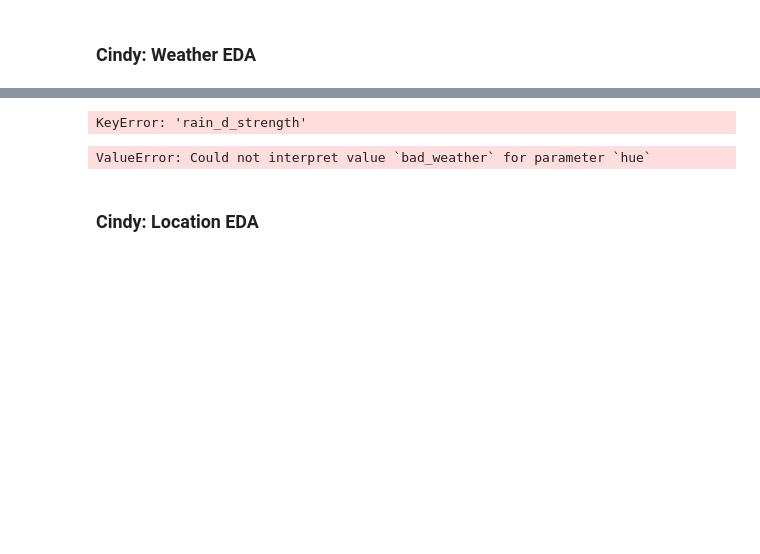
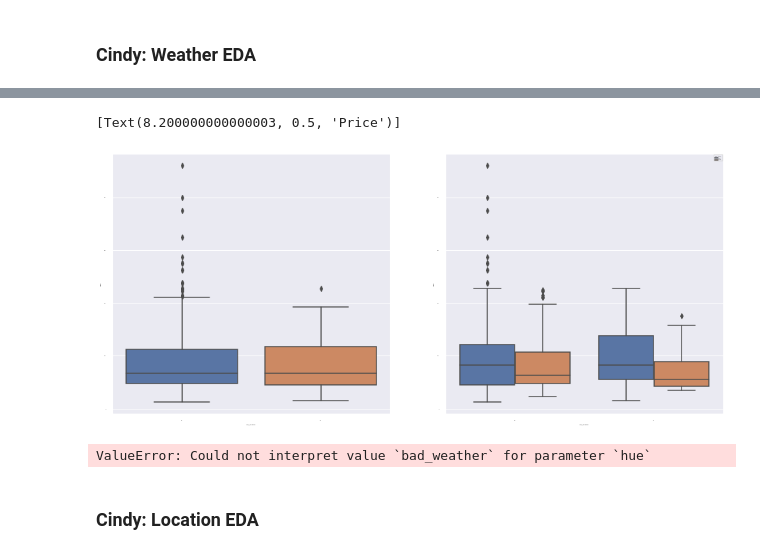
Before and after one commit to cndywu/TheYelpers, a Jupyter notebook: Project Code Template.ipynb, the cells around one changed output, grey strips where cells are left out. Drawn from its saved outputs; the diff is of its cells as text; code cells hidden in the pictures; blank space fills up the shorter version.

```diff
--- a/Project Code Template.ipynb
+++ b/Project Code Template.ipynb
@@ -185,17 +185,20 @@ sns.boxplot(ax = ax[1], data = train, x = 'humidity_strength_3', y = 'price', hu
 # %%
 # instead of using humidity, pressure, and wind on its own, create another indicator value for "bad" and "good" weather
-# defined bad weather as rides where wind and rain strength were in the top 25th percentile (pressure was left out bc it's likely strongly related with rain)
-train.loc[(train['wind_d_strength'] == 4) & (train['rain_d_strength'] == 4), 'bad_weather'] = 1
+# defined bad weather as rides where wind and pressure strength were in the top 25th percentile
+train.loc[(train['wind_d_strength'] == 4) & (train['pressure_d_strength'] == 4), 'bad_weather'] = 1
 train.fillna(0, inplace = True)
 
+fig, ax =plt.subplots(1,2, figsize=(16, 7))
+sns.boxplot(ax = ax[0], data = train, x = 'bad_weather', y = 'price')
+sns.boxplot(ax = ax[1], data = train, x = 'bad_weather', y = 'price', hue = 'cab_type')
 #graph price based on whether it was good or bad weather
-a = sns.boxplot(data = train, x = 'bad_weather', y = 'price')
-plt.legend(bbox_to_anchor=(0.9, 0.93), borderaxespad=0)
+
 a.set(title = 'Prices during Good and Bad Weather')
 a.set(xlabel = 'Weather')
 a.set(ylabel = 'Price')
 # %% [output]
-KeyError: 'rain_d_strength'
+[Text(8.200000000000003, 0.5, 'Price')]
+[figure, added]
 # %%
 # investigate how bad/good weather related with distance
 sns.scatterplot(data = train, x = 'distance', y = 'price', hue = 'bad_weather')
```
Also changed, not shown: parts of 9 cells of this notebook, 2 other files.
